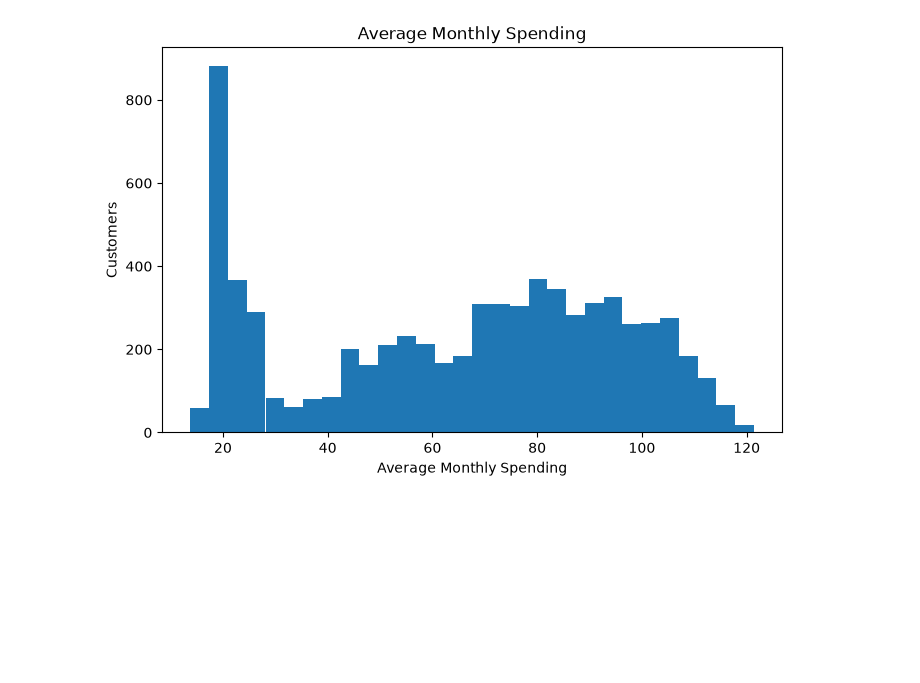
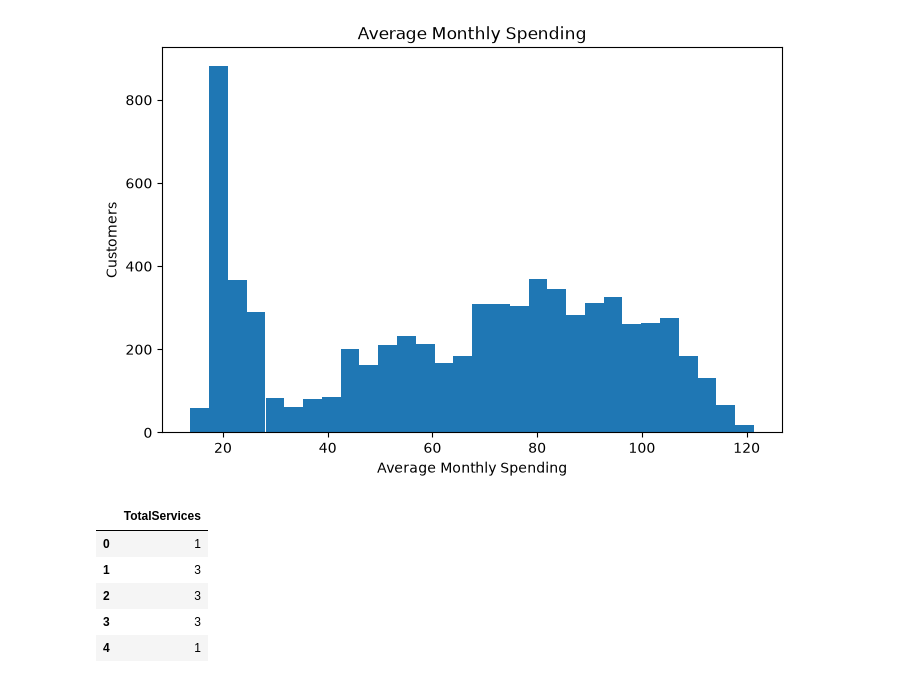
Before and after one commit to janupalliradhika/customer-churn-prediction, a Jupyter notebook: notebooks/eda.ipynb, the cells around one changed output. Cells and saved outputs as stored; diff of their text form; code cells hidden in the pictures; blank space fills up the shorter version.

```diff
--- a/notebooks/eda.ipynb
+++ b/notebooks/eda.ipynb
@@ -838,0 +862,9 @@ plt.show()
+# %%
+df[["TotalServices"]].head()
+# %% [output]
+|  | TotalServices |
+| 0 | 1 |
+| 1 | 3 |
+| 2 | 3 |
+| 3 | 3 |
+| 4 | 1 |
```
Also changed, not shown: parts of 10 cells of this notebook.
